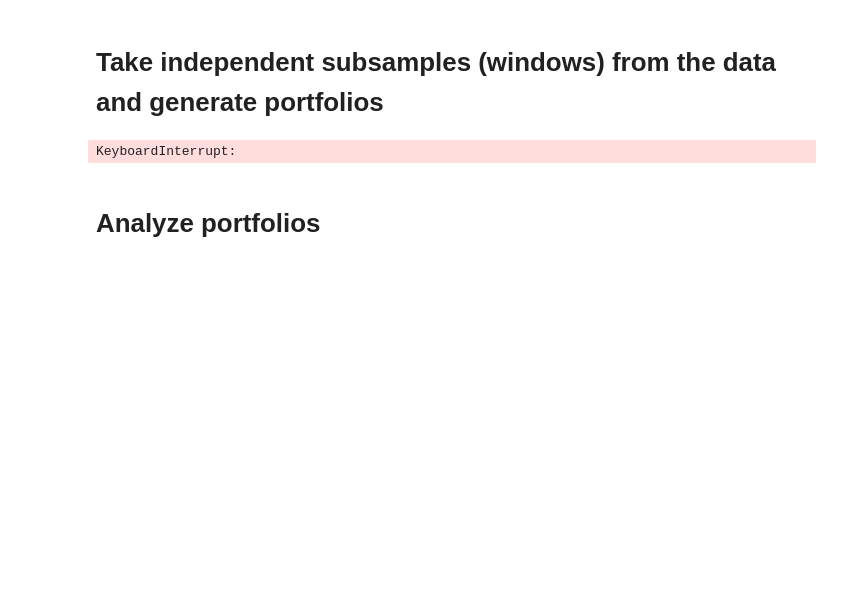
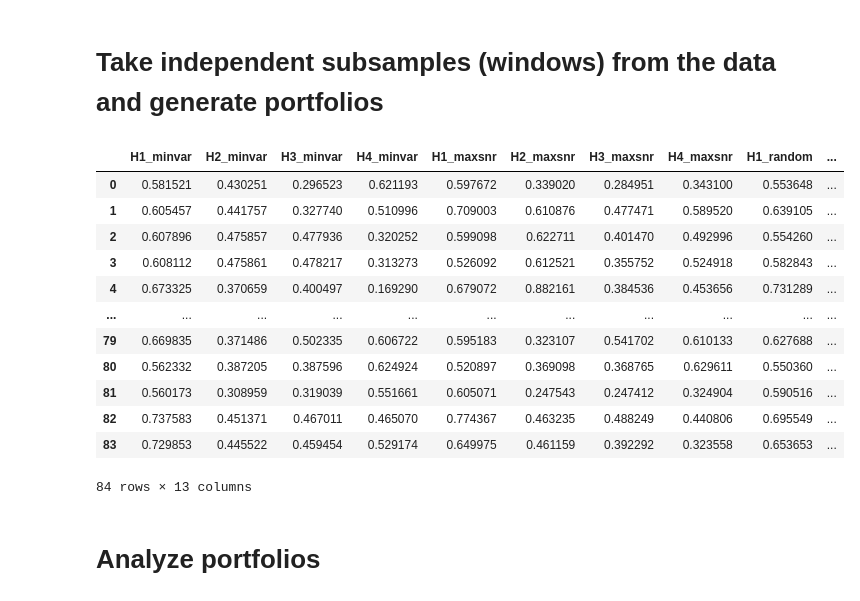
Before and after one commit to adam-zlatniczki/max_snr_portfolio, a Jupyter notebook: python/max_snr_portfolio_analysis.ipynb, the cells around one changed output. Drawn from its saved outputs; the diff is of its cells as text; code cells hidden in the pictures; blank space fills up the shorter version.

```diff
--- a/python/max_snr_portfolio_analysis.ipynb
+++ b/python/max_snr_portfolio_analysis.ipynb
@@ -83,10 +90,8 @@ def get_largest_significant_lags(df, alfa=0.05):
 
     return largest_significant_lag
 # %%
-window_size = 100
-num_portfolios = 10000
+price_df = pd.read_csv("../data/price_df.csv", index_col=0)
 max_pool = multiprocessing.cpu_count()
-
 
 window_start = 0
 window_end = window_size
@@ -133,16 +138,30 @@ with tqdm(total=price_df.shape[0]) as pbar:
         ### move window
         largest_significant_lag = get_largest_significant_lags(window_df.pct_change(), alfa=0.05)
 
+        pbar.update(window_size + largest_significant_lag)
+
         window_start = window_end + largest_significant_lag
         window_end = window_start + window_size
 
-        pbar.update(window_start)
+    pbar.update(price_df.shape[0] - window_end)
-# %% [output]
-KeyboardInterrupt:
 # %%
 results_df = pd.DataFrame(results, columns=["H1_minvar", "H2_minvar", "H3_minvar", "H4_minvar", "H1_maxsnr", "H2_maxsnr", "H3_maxsnr", "H4_maxsnr", "H1_random", "H2_random", "H3_random", "H4_random", "longonly"])
-results_df.to_csv("results_df.csv")
+results_df.to_csv("../data/results_df.csv")
 results_df
+# %% [output]
+|  | H1_minvar | H2_minvar | H3_minvar | H4_minvar | H1_maxsnr | H2_maxsnr | H3_maxsnr | H4_maxsnr | H1_random | ... |
+| 0 | 0.581521 | 0.430251 | 0.296523 | 0.621193 | 0.597672 | 0.339020 | 0.284951 | 0.343100 | 0.553648 | ... |
+| 1 | 0.605457 | 0.441757 | 0.327740 | 0.510996 | 0.709003 | 0.610876 | 0.477471 | 0.589520 | 0.639105 | ... |
+| 2 | 0.607896 | 0.475857 | 0.477936 | 0.320252 | 0.599098 | 0.622711 | 0.401470 | 0.492996 | 0.554260 | ... |
+| 3 | 0.608112 | 0.475861 | 0.478217 | 0.313273 | 0.526092 | 0.612521 | 0.355752 | 0.524918 | 0.582843 | ... |
+| 4 | 0.673325 | 0.370659 | 0.400497 | 0.169290 | 0.679072 | 0.882161 | 0.384536 | 0.453656 | 0.731289 | ... |
+| ... | ... | ... | ... | ... | ... | ... | ... | ... | ... | ... |
+| 79 | 0.669835 | 0.371486 | 0.502335 | 0.606722 | 0.595183 | 0.323107 | 0.541702 | 0.610133 | 0.627688 | ... |
+| 80 | 0.562332 | 0.387205 | 0.387596 | 0.624924 | 0.520897 | 0.369098 | 0.368765 | 0.629611 | 0.550360 | ... |
+| 81 | 0.560173 | 0.308959 | 0.319039 | 0.551661 | 0.605071 | 0.247543 | 0.247412 | 0.324904 | 0.590516 | ... |
+| 82 | 0.737583 | 0.451371 | 0.467011 | 0.465070 | 0.774367 | 0.463235 | 0.488249 | 0.440806 | 0.695549 | ... |
+| 83 | 0.729853 | 0.445522 | 0.459454 | 0.529174 | 0.649975 | 0.461159 | 0.392292 | 0.323558 | 0.653653 | ... |
+84 rows × 13 columns
 # %% [markdown]
 # Analyze portfolios
 # %%
```
Also changed, not shown: parts of 17 cells of this notebook, 1 other file.
